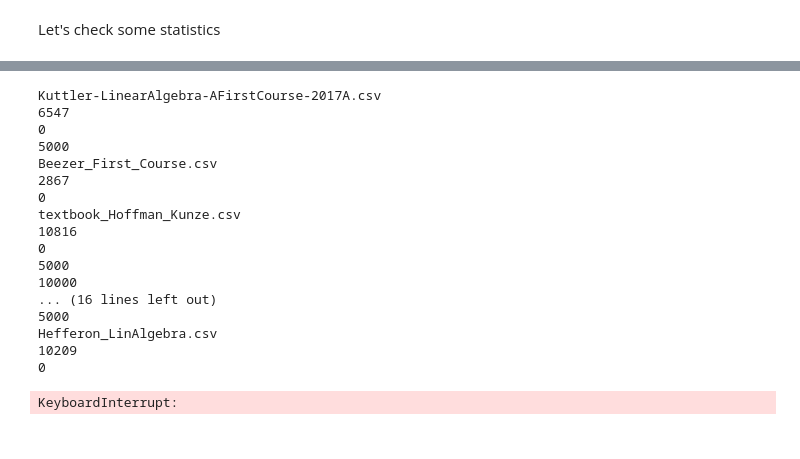
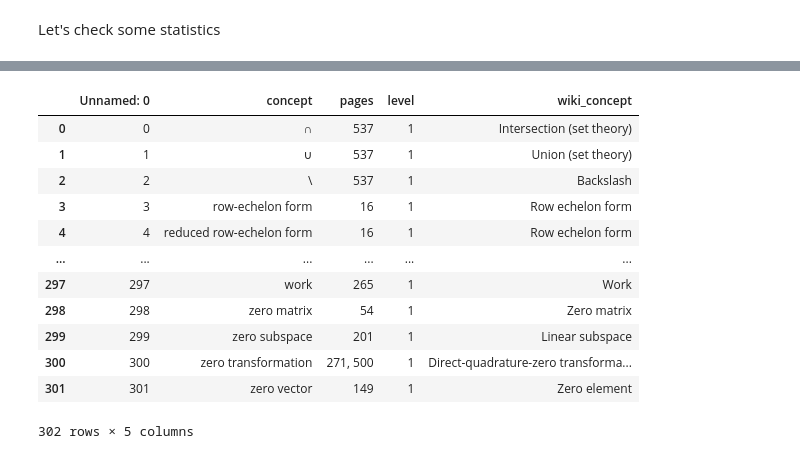
Before and after one commit to mlcolab/learning-dependencies, a Jupyter notebook: exp/16_Index_Parsing.ipynb, the cells around one changed output, grey strips where cells are left out. Saved outputs shown, nothing was run; the diff lists cells and outputs as text; code cells hidden in the pictures.

Commit message:
add wikipedia indices

```diff
--- a/exp/16_Index_Parsing.ipynb
+++ b/exp/16_Index_Parsing.ipynb
@@ -457,3 +459,19 @@ index_stats
+# %%
+indices["Kuttler-LinearAlgebra-AFirstCourse-2017A.csv"]
+# %% [output]
+|  | Unnamed: 0 | concept | pages | level | wiki_concept |
+| 0 | 0 | ∩ | 537 | 1 | Intersection (set theory) |
+| 1 | 1 | ∪ | 537 | 1 | Union (set theory) |
+| 2 | 2 | \ | 537 | 1 | Backslash |
+| 3 | 3 | row-echelon form | 16 | 1 | Row echelon form |
+| 4 | 4 | reduced row-echelon form | 16 | 1 | Row echelon form |
+| ... | ... | ... | ... | ... | ... |
+| 297 | 297 | work | 265 | 1 | Work |
+| 298 | 298 | zero matrix | 54 | 1 | Zero matrix |
+| 299 | 299 | zero subspace | 201 | 1 | Linear subspace |
+| 300 | 300 | zero transformation | 271, 500 | 1 | Direct-quadrature-zero transforma... |
+| 301 | 301 | zero vector | 149 | 1 | Zero element |
+302 rows × 5 columns
 # %%
 import sys
 sys.path.append('../src/')
@@ -472,23 +490,5 @@ for book, index in indices.items():
         start = i*batch_size
         end = min((i+1)*batch_size, len(indexstr))
         input = indexstr[start:end]
+        print(len(input))
         index_annotations[book].append(wikifier.get_annotations(input, start))
-# %% [output]
-Kuttler-LinearAlgebra-AFirstCourse-2017A.csv
-6547
-0
-5000
-Beezer_First_Course.csv
-2867
-0
-textbook_Hoffman_Kunze.csv
-10816
-0
-5000
-10000
-... (16 lines left out)
-5000
-Hefferon_LinAlgebra.csv
-10209
-0
-KeyboardInterrupt:
```
Also changed, not shown: parts of 7 cells of this notebook, 15 other files.
